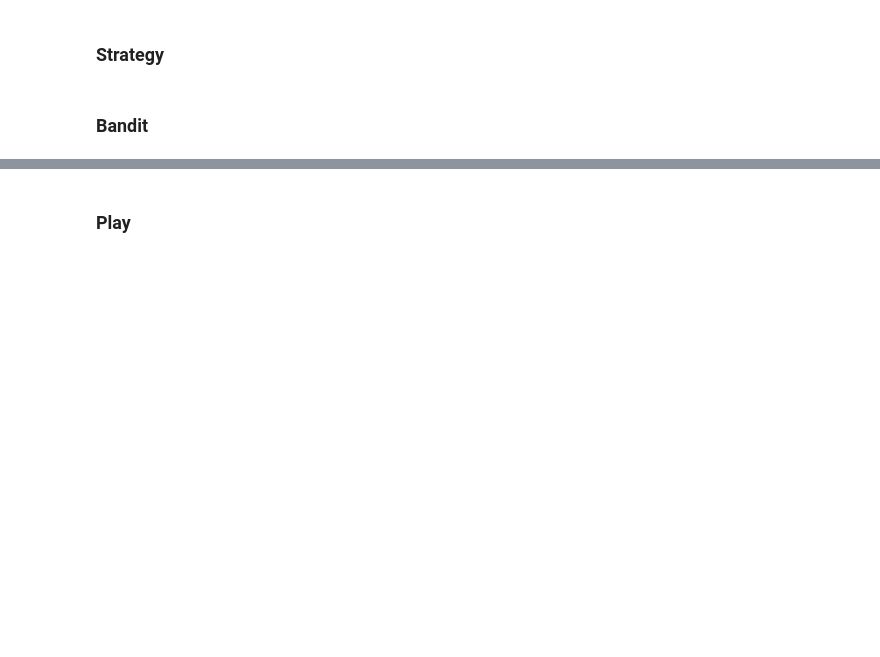
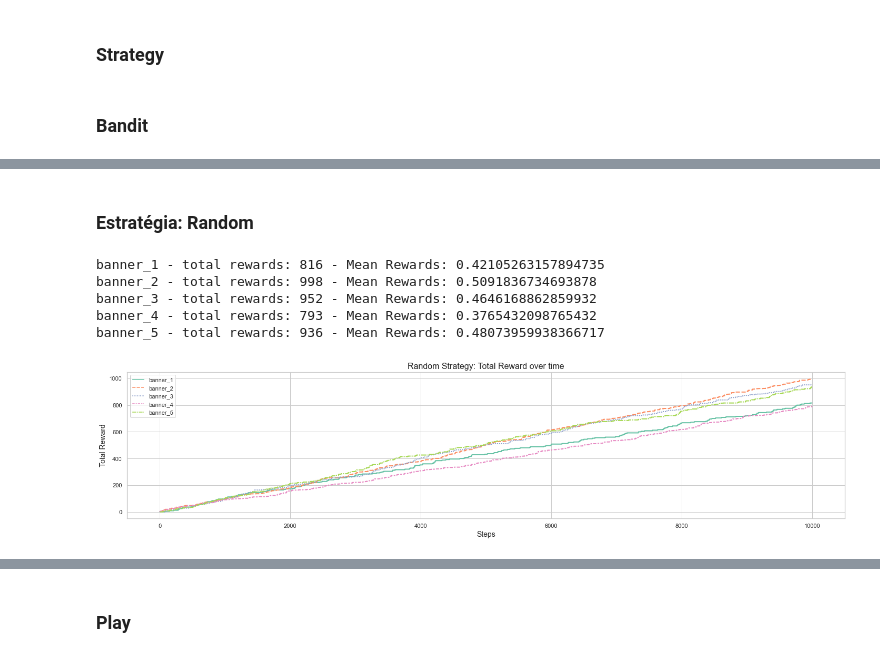
Before and after one commit to mpertence/multi_armed_bandit_simulation, a Jupyter notebook: mab_simulation.ipynb, the cells around one changed output, grey strips where cells are left out. Saved outputs shown, nothing was run; the diff lists cells and outputs as text; code cells hidden in the pictures; blank space fills up the shorter version.

```diff
--- a/mab_simulation.ipynb
+++ b/mab_simulation.ipynb
@@ -71,0 +91,14 @@ from strategy import EpsilonGreedyStrategy, GreedyStrategy, RandomStrategy, UCB
+# %%
+def plot_total_reward_over_time(bandit_strategy,arms_rewards, arms):
+    df = pd.DataFrame(data = arms_rewards, columns=arms)
+    sns.set(style="whitegrid")
+    plt.figure(figsize=(20, 5))
+
+    plt.title(f'{bandit_strategy} Strategy: Total Reward over time', fontsize=16)
+    plt.xlabel('Steps', fontsize=14)
+    plt.ylabel('Total Reward', fontsize=14)
+
+    plt.tight_layout()
+    colors = sns.color_palette("Set2", df.shape[1])
+
+    sns.lineplot(data=df, palette = "Set2"  ,linestyle='-', linewidth=2);
@@ -101,0 +156,14 @@ for bandit in bandits:
+# %% [markdown]
+### Estratégia: Random
+# %%
+ramdom_rewards = play(random_bandit, 10000)
+# %% [output]
+banner_1 - total rewards: 816 - Mean Rewards: 0.42105263157894735
+banner_2 - total rewards: 998 - Mean Rewards: 0.5091836734693878
+banner_3 - total rewards: 952 - Mean Rewards: 0.4646168862859932
+banner_4 - total rewards: 793 - Mean Rewards: 0.3765432098765432
+banner_5 - total rewards: 936 - Mean Rewards: 0.48073959938366717
+# %%
+plot_total_reward_over_time("Random" ,ramdom_rewards,arms)
+# %% [output]
+[figure, added]
```
Also changed, not shown: parts of 46 cells of this notebook, 2 other files.
